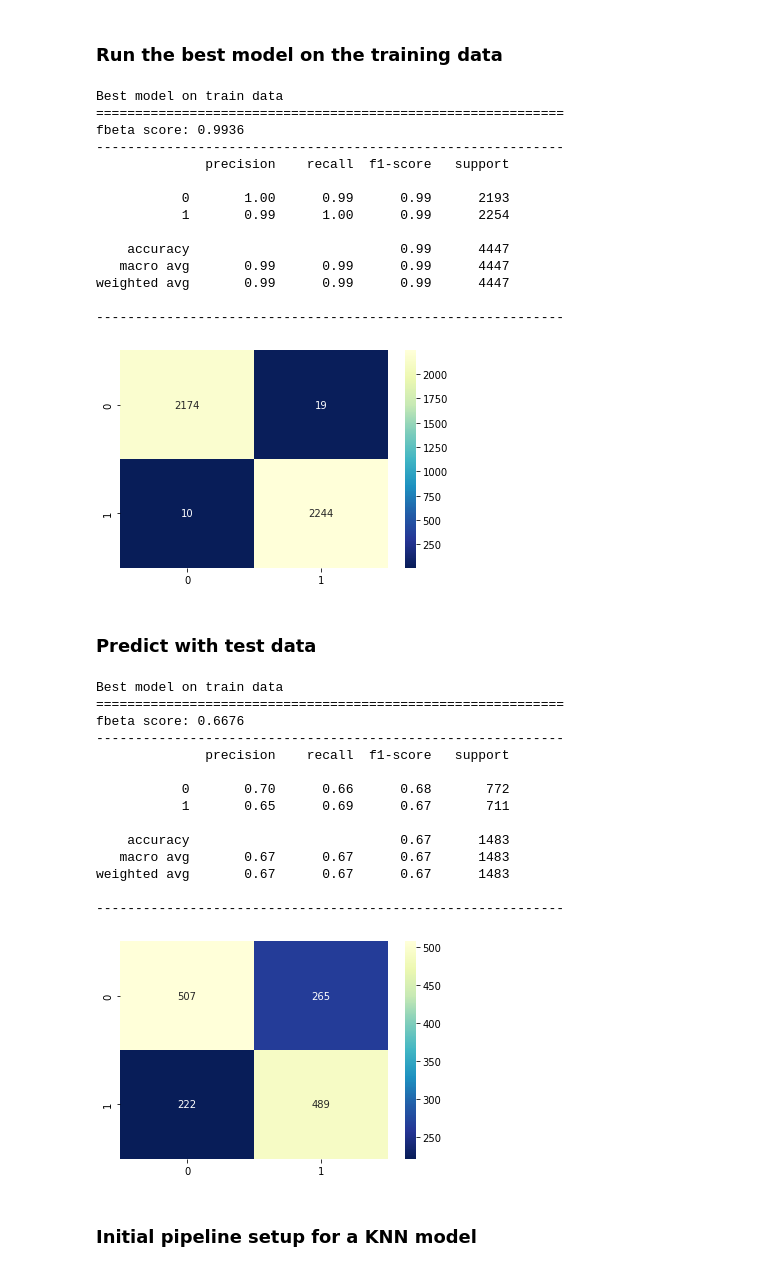
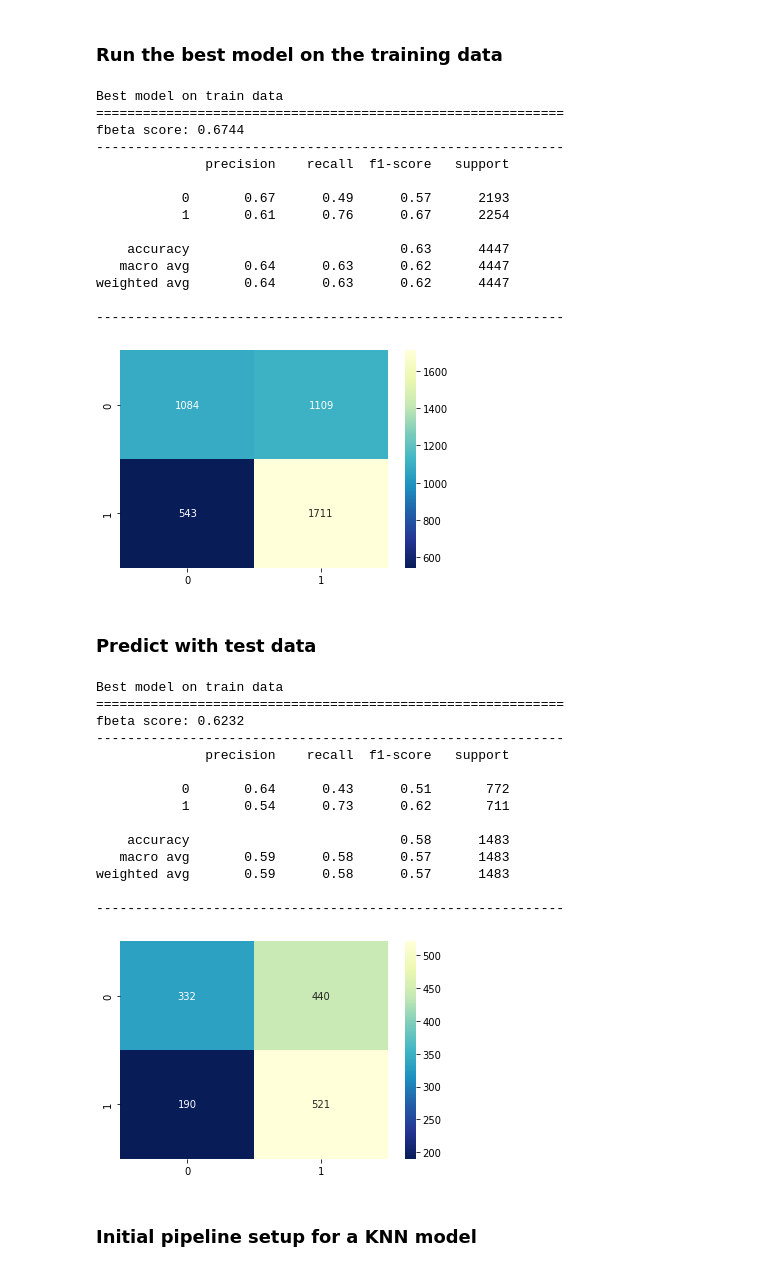
Before and after one commit to reneebrecht/human-protein-atlas-image-classification, a Jupyter notebook: notebooks/Binary_Regression_Models.ipynb, the cells around one changed output. Drawn from its saved outputs; the diff is of its cells as text; code cells hidden in the pictures.

Commit message:
updating binary regression notebook

```diff
--- a/notebooks/Binary_Regression_Models.ipynb
+++ b/notebooks/Binary_Regression_Models.ipynb
@@ -161,3 +208,3 @@ df_emb_mit = shuffle(df_emb_mit, random_state=0)
 # %%
 # put the features (embeddings) in one dataframe
-df_feats = pd.DataFrame(list(map(np.ravel, df_emb_mit.embedding)))
+df_feats = pd.DataFrame(list(map(np.ravel, df_emb_pro.embedding)))
@@ -216,0 +211,5 @@ Name: target_id, Length: 5930, dtype: int64
+# %%
+# get the targets, one hot encode and put into a dataframe
+# target dataframe
+targets = df_emb_pro['target_id']
+targets
@@ -264,11 +279,4 @@ class ClfSwitcher(BaseEstimator):
 # %%
-#from sklearn.feature_extraction.text import TfidfVectorizer
-from sklearn.naive_bayes import MultinomialNB
-from sklearn.linear_model import SGDClassifier, LogisticRegression
-from sklearn.tree import DecisionTreeClassifier
-from sklearn.svm import SVC
-from sklearn.pipeline import Pipeline
-from sklearn.model_selection import GridSearchCV
 
 # Define fbeta score as the metric to compare the models
 f_beta = 1
@@ -292,25 +300,33 @@ parameters = [
     #    'clf__estimator': [DecisionTreeClassifier(random_state=42)],
     #},
     {
-        'clf__estimator': [KNeighborsClassifier()], #n_neighbors=3, p=1
-        'clf__estimator__p': [1],
-        'clf__estimator__n_neighbors': [3],
+        # 'clf__estimator': [KNeighborsClassifier()], #n_neighbors=3, p=1
+        # 'clf__estimator__p': [1],
+        # 'clf__estimator__n_neighbors': [3],
     },
 #    {
 #        'clf__estimator': [LogisticRegression()],
 #        'clf__estimator__penalty': ('l2'),
 #    },
+    # {
+    #     'clf__estimator': [LinearSVC()],
+    #     'clf__estimator__penalty': ['l2'],
+    #     'clf__estimator__loss': ['hinge'], #,'squared_hinge'], # ,
+    #     'clf__estimator__C': [1e-3], #, 1e-2], # 1e-4, 1
+    # #    'clf__estimator__dual': ['False']
+    # },
     {
         'clf__estimator': [SVC()],
-        'clf__estimator__kernel': ['rbf', 'sigmoid'], #'linear', ,'poly'
-        'clf__estimator__C': [10, 100, 1000], # 0.1, 1,
+        'clf__estimator__kernel': ['rbf'], #, 'sigmoid'], #'linear', ,'poly'
+        'clf__estimator__C': [0.01, 0.1, 0.5], #, 1], # 0.1, 1,
+        'clf__estimator__gamma': [0.01, 0.1, 0.5, 1, 2, 5] #, 'auto', 'scale']
     },
     # { just gives nan, can't handle negative data
     #     'clf__estimator': [MultinomialNB()],
     # },
 ]
 
-gscv = GridSearchCV(pipeline, parameters, cv=5, n_jobs=12, return_train_score=False, verbose=3,
+gscv = GridSearchCV(pipeline, parameters, cv=5, n_jobs=12, return_train_score=True, verbose=3,
                     scoring=fbeta_scorer)
 gscv.fit(X_train, y_train)
 # %% [output]
@@ -369,0 +410,8 @@ gscv.cv_results_['param_clf__estimator'], gscv.cv_results_['mean_test_score']
+# %%
+pipeline = Pipeline([
+    ('quant', QuantileTransformer(random_state=0)),
+    ('stscale',StandardScaler()),
+    ('svc', SVC(kernel='rbf', C=0.1)),
+])
+
+selected_model = pipeline.fit(X_train, y_train)
@@ -373,7 +427,7 @@ gscv.cv_results_['param_clf__estimator'], gscv.cv_results_['mean_test_score']
 # Plot confusion matrix and classification report for best model
 y_in = y_train
 x_in = X_train
-y_pred = best_of_best.predict(x_in)
+y_pred = selected_model.predict(x_in)
 
 print("Best model on train data")
 print("==="*20)
@@ -387,52 +441,52 @@ sns.heatmap(cm, cmap="YlGnBu_r", annot=True, fmt=".0f");
 # %% [output]
 Best model on train data
 ============================================================
-fbeta score: 0.9936
+fbeta score: 0.6744
 ------------------------------------------------------------
               precision    recall  f1-score   support
 
-           0       1.00      0.99      0.99      2193
-           1       0.99      1.00      0.99      2254
+           0       0.67      0.49      0.57      2193
+           1       0.61      0.76      0.67      2254
 
-    accuracy                           0.99      4447
-   macro avg       0.99      0.99      0.99      4447
-weighted avg       0.99      0.99      0.99      4447
+    accuracy                           0.63      4447
+   macro avg       0.64      0.63      0.62      4447
+weighted avg       0.64      0.63      0.62      4447
 
 ------------------------------------------------------------
-[figure, old version]
+[figure, new version]
 # %% [markdown]
 ### Predict with test data
 # %%
 # Plot confusion matrix and classification report for best model
 y_in = y_test
 x_in = X_test
-y_pred = best_of_best.predict(x_in)
+y_pred = selected_model.predict(x_in)
 
 print("Best model on train data")
 print("==="*20)
 print("fbeta score:", fbeta_score(y_in, y_pred, beta=f_beta).round(4))
 print("---"*20)
 print(classification_report(y_in, y_pred))
 print("---"*20)
 
 cm = confusion_matrix(y_in, y_pred)
 sns.heatmap(cm, cmap="YlGnBu_r", annot=True, fmt=".0f");
 # %% [output]
 Best model on train data
 ============================================================
-fbeta score: 0.6676
+fbeta score: 0.6232
 ------------------------------------------------------------
               precision    recall  f1-score   support
 
-           0       0.70      0.66      0.68       772
-           1       0.65      0.69      0.67       711
+           0       0.64      0.43      0.51       772
+           1       0.54      0.73      0.62       711
 
-    accuracy                           0.67      1483
-   macro avg       0.67      0.67      0.67      1483
-weighted avg       0.67      0.67      0.67      1483
+    accuracy                           0.58      1483
+   macro avg       0.59      0.58      0.57      1483
+weighted avg       0.59      0.58      0.57      1483
 
 ------------------------------------------------------------
-[figure, old version]
+[figure, new version]
 # %% [markdown]
 ### Initial pipeline setup for a KNN model
 # %%
```
Also changed, not shown: parts of 23 cells of this notebook.
